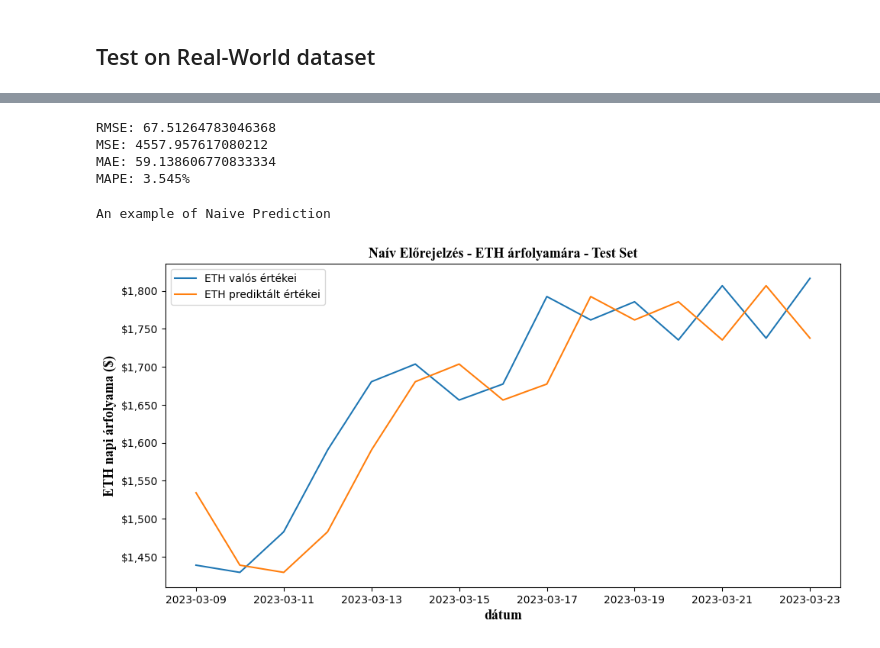
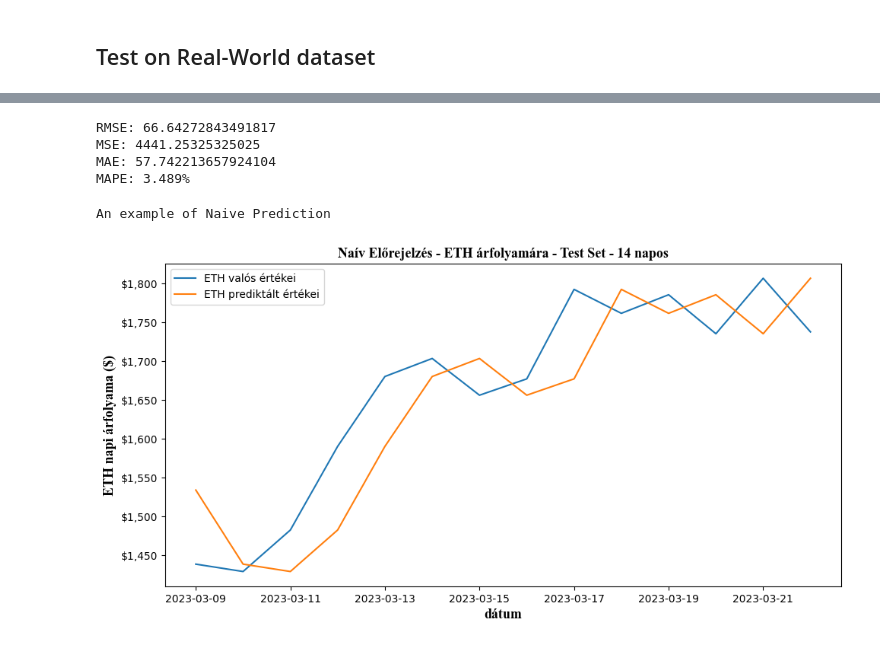
Before and after one commit to danieltar18/ethereum_analysis, a Jupyter notebook: naive_forecast.ipynb, the cells around one changed output, grey strips where cells are left out. Cells and saved outputs as stored; diff of their text form; code cells hidden in the pictures.

```diff
--- a/naive_forecast.ipynb
+++ b/naive_forecast.ipynb
@@ -161,3 +494,20 @@ eth_current_price = eth_current_price[pd.to_datetime("2023-03-08"):]
+# %%
+import yfinance as yf
+
+# Define the ticker symbol
+tickerSymbol = 'ETH-USD'
+
+# Get data for this ticker
+tickerData = yf.Ticker(tickerSymbol)
+
+# Get the historical prices for this ticker
+tickerDf = tickerData.history(period='1d', start='2023-03-07', end='2023-03-24')
+
+eth_current_price = pd.DataFrame(tickerDf)
+# %%
+eth_current_price.index = pd.to_datetime(eth_current_price.index)
+# %%
+eth_current_price = eth_current_price[pd.to_datetime("2023-03-08"):pd.to_datetime("2023-03-08") + pd.Timedelta(days=14)] ## 14 day
 # %%
 eth_current_price = eth_current_price[["Close"]]
 # %%
@@ -177,24 +527,24 @@ print(f"MSE: {mse}")
 print(f"MAE: {mae}")
 print(f"MAPE: {str(round(mape*100, 3))}%")
 # %% [output]
-RMSE: 67.51264783046368
-MSE: 4557.957617080212
-MAE: 59.138606770833334
-MAPE: 3.545%
+RMSE: 66.64272843491817
+MSE: 4441.25325325025
+MAE: 57.742213657924104
+MAPE: 3.489%
 # %%
 fig, ax = plt.subplots(figsize=(10, 5))
 font = {'fontname':'Times New Roman', 'size': 13, 'weight' : 'bold'}
 print("An example of Naive Prediction")
 ax.plot(y_true, label="ETH valós értékei")
 ax.plot(y_pred, label="ETH prediktált értékei")
 ax.legend()
 ax.yaxis.set_major_formatter("${x:,.0f}")
 ax.set_ylabel("ETH napi árfolyama ($)", **font)
 ax.set_xlabel("dátum", **font)
 plt.tight_layout()
-ax.set_title("Naív Előrejelzés - ETH árfolyamára - Test Set", **font)
+ax.set_title("Naív Előrejelzés - ETH árfolyamára - Test Set - 14 napos", **font)
 plt.savefig("charts/forecast/naive_forecast_realword_example.png")
 plt.show()
 # %% [output]
 An example of Naive Prediction
-[figure, old version]
+[figure, new version]
```
Also changed, not shown: parts of 50 cells of this notebook.
